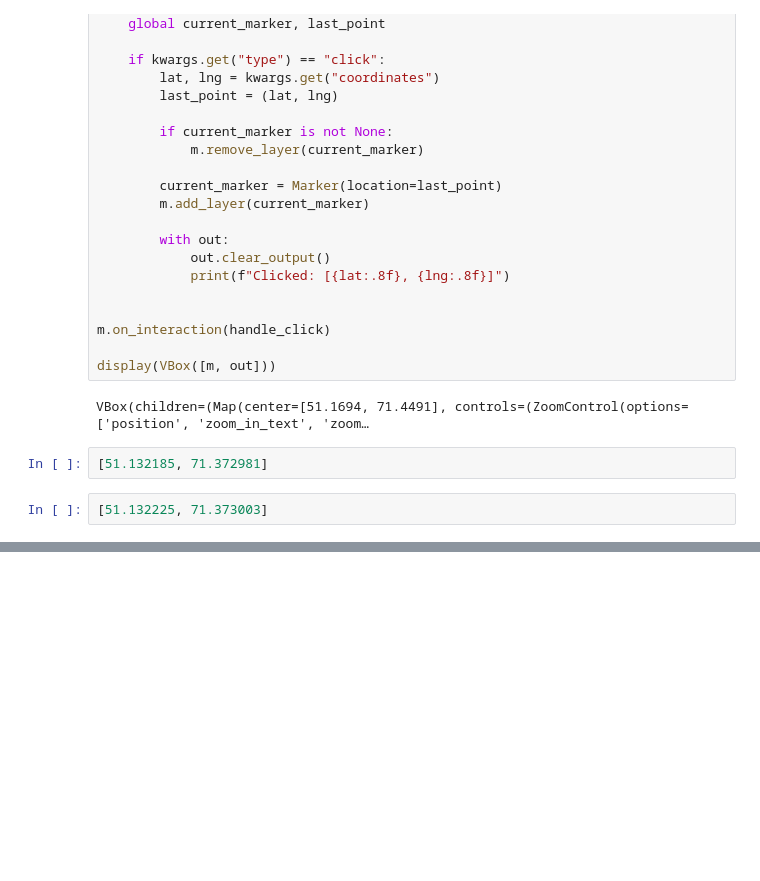
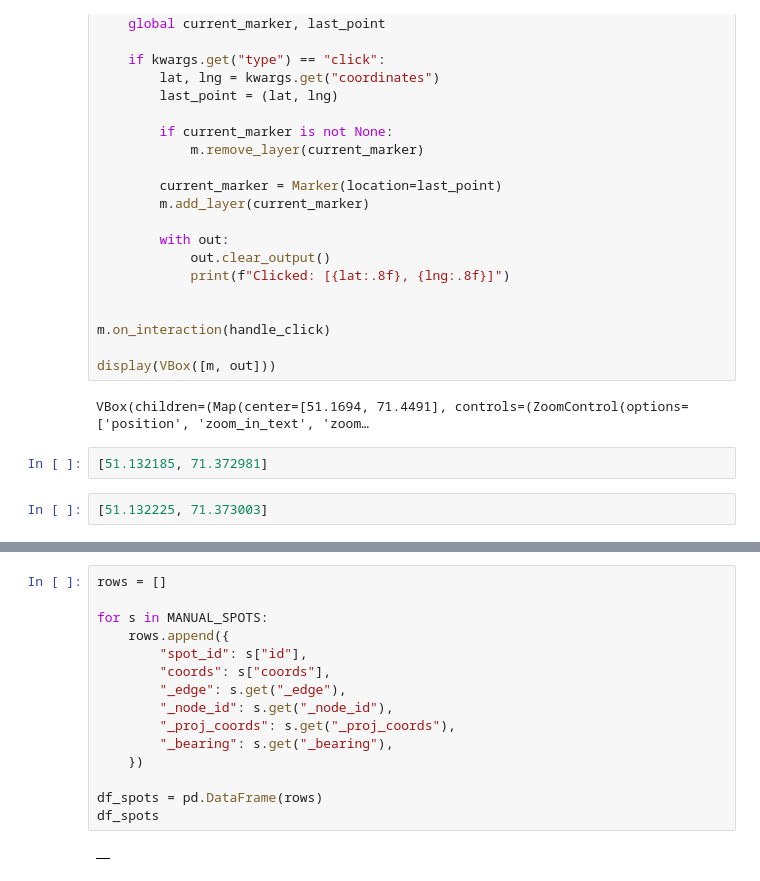
Before and after one commit to aruzhan1919/parking-navigation-algorithm, a Jupyter notebook: pr.ipynb, the cells around one changed output, grey strips where cells are left out. Saved outputs shown, nothing was run; the diff lists cells and outputs as text; blank space fills up the shorter version.

```diff
--- a/pr.ipynb
+++ b/pr.ipynb
@@ -265,0 +332,17 @@ VBox(children=(Map(center=[51.1694, 71.4491], controls=(ZoomControl(options=['po
+# %%
+rows = []
+
+for s in MANUAL_SPOTS:
+    rows.append({
+        "spot_id": s["id"],
+        "coords": s["coords"],
+        "_edge": s.get("_edge"),
+        "_node_id": s.get("_node_id"),
+        "_proj_coords": s.get("_proj_coords"),
+        "_bearing": s.get("_bearing"),
+    })
+
+df_spots = pd.DataFrame(rows)
+df_spots
+# %% [output]
+|  |
```
Also changed, not shown: parts of 8 cells of this notebook, 10 other files.
